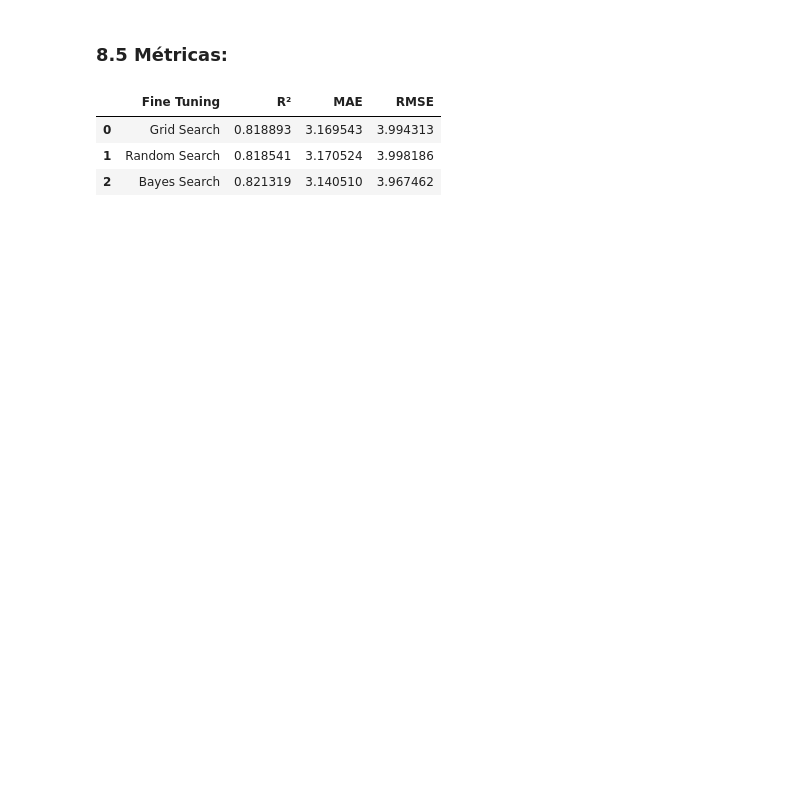
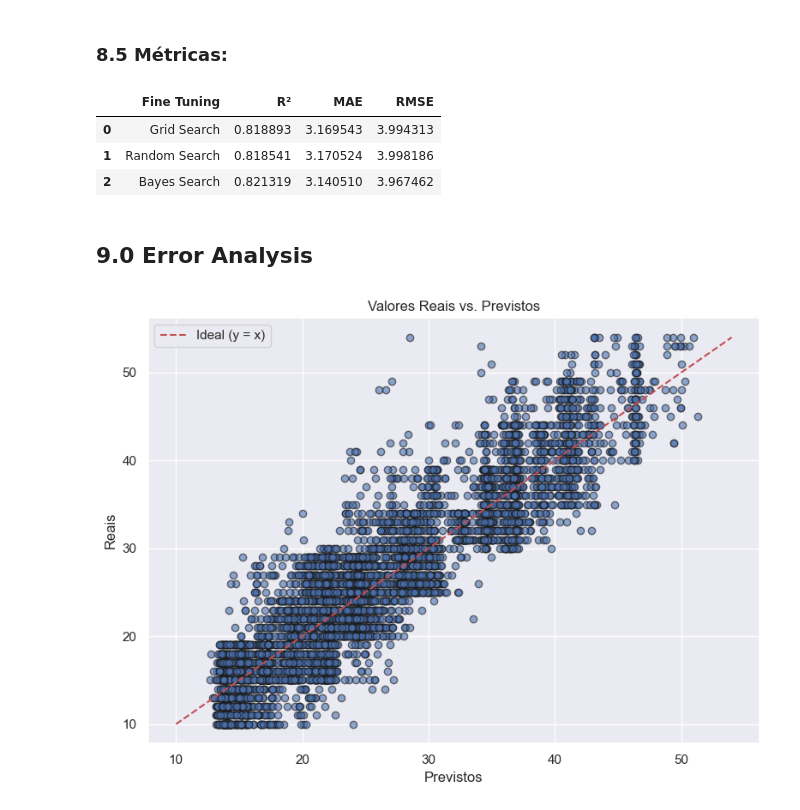
Before and after one commit to samantasobral/projeto_integrador_2, a Jupyter notebook: notebooks/Delivery.ipynb, the cells around one changed output. Drawn from its saved outputs; the diff is of its cells as text; code cells hidden in the pictures; blank space fills up the shorter version.

```diff
--- a/notebooks/Delivery.ipynb
+++ b/notebooks/Delivery.ipynb
@@ -1154,3 +1155,36 @@ df_resultados
 | 0 | Grid Search | 0.818893 | 3.169543 | 3.994313 |
 | 1 | Random Search | 0.818541 | 3.170524 | 3.998186 |
 | 2 | Bayes Search | 0.821319 | 3.140510 | 3.967462 |
+# %%
+best_params = {'learning_rate': 0.01,
+               'n_estimators': 605,
+               'num_leaves': 84,
+               'max_depth': 17,
+               'min_child_samples': 38,
+               'subsample': 0.7662221880367187,
+               'colsample_bytree': 0.8791280764949503}
+# %% [markdown]
+## 9.0 Error Analysis
+# %%
+lgbm_model = LGBMRegressor(**best_params)
+lgbm_model.fit(X_train, y_train)
+y_pred = lgbm_model.predict(X_test)
+# %%
+plt.figure(figsize=(8, 6))
+plt.scatter(np.expm1(y_pred), np.expm1(y_test), alpha=0.6, edgecolors='k')
+
+# Linha de referência (y = x)
+max_val = max(np.max(np.expm1(y_test)), np.max(np.expm1(y_pred)))
+min_val = min(np.min(np.expm1(y_test)), np.min(np.expm1(y_pred)))
+plt.plot([min_val, max_val], [min_val, max_val], 'r--', label='Ideal (y = x)')
+
+# Títulos e rótulos
+plt.title('Valores Reais vs. Previstos')
+plt.xlabel('Previstos')
+plt.ylabel('Reais')
+plt.legend()
+plt.grid(True)
+plt.tight_layout()
+plt.show()
+# %% [output]
+[figure, added]
```
Also changed, not shown: parts of 8 cells of this notebook.
